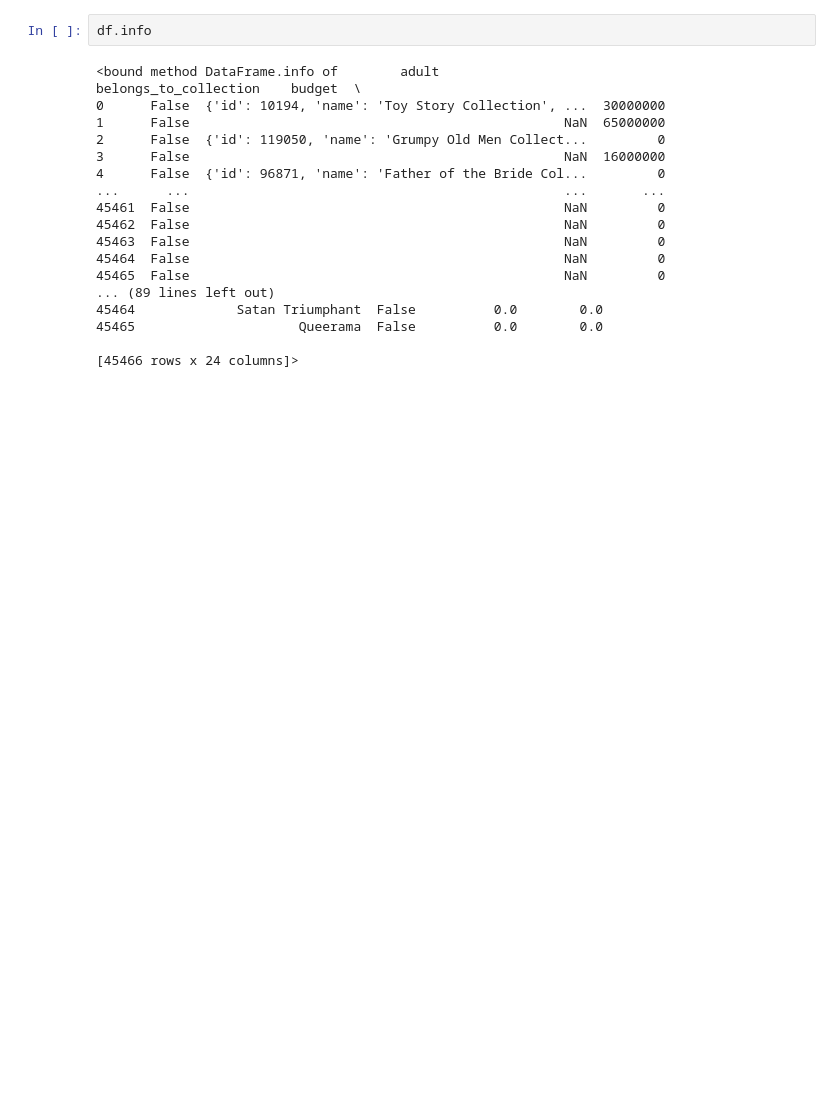
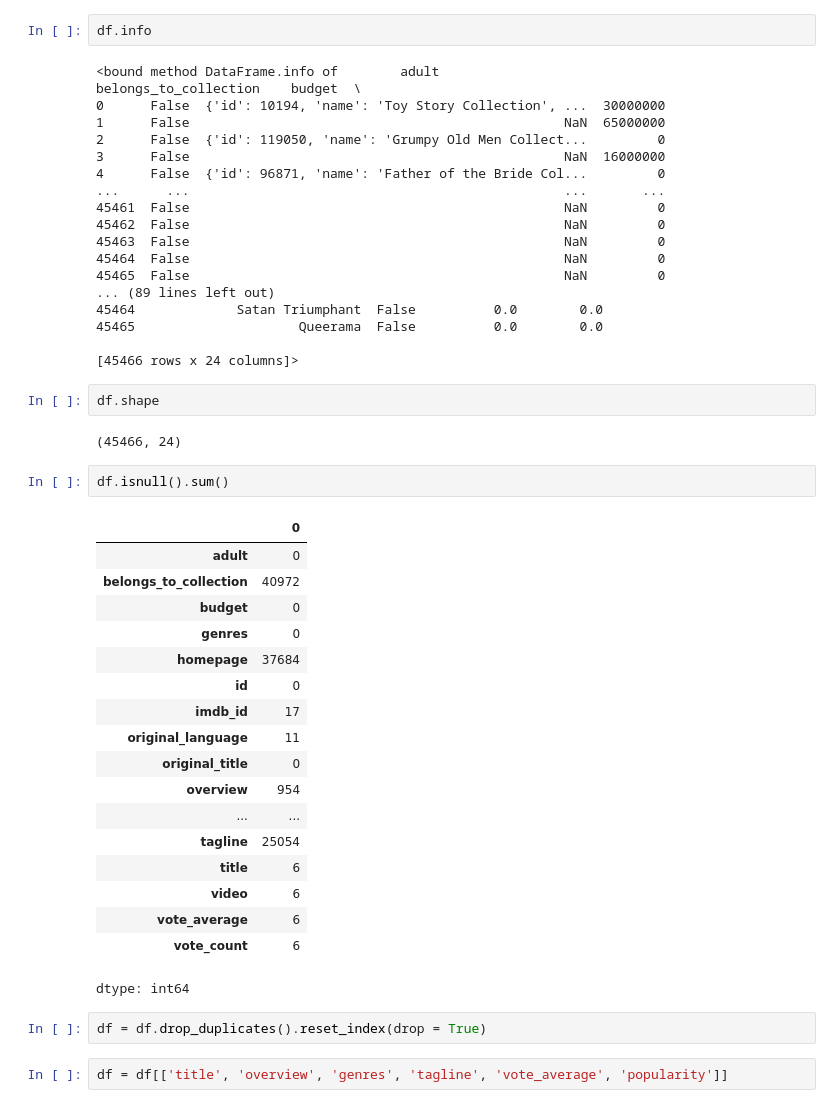
Before and after one commit to asadibrahim206/Mechine-Learning-projects, a Jupyter notebook: movies.ipynb, the cells around one changed output. Cells and saved outputs as stored; diff of their text form; blank space fills up the shorter version.

```diff
--- a/movies.ipynb
+++ b/movies.ipynb
@@ -49,3 +49,32 @@ df.info
 45465                     Queerama  False          0.0        0.0
 
 [45466 rows x 24 columns]>
+# %%
+df.shape
+# %% [output]
+(45466, 24)
+# %%
+df.isnull().sum()
+# %% [output]
+|  | 0 |
+| adult | 0 |
+| belongs_to_collection | 40972 |
+| budget | 0 |
+| genres | 0 |
+| homepage | 37684 |
+| id | 0 |
+| imdb_id | 17 |
+| original_language | 11 |
+| original_title | 0 |
+| overview | 954 |
+| ... | ... |
+| tagline | 25054 |
+| title | 6 |
+| video | 6 |
+| vote_average | 6 |
+| vote_count | 6 |
+dtype: int64
+# %%
+df = df.drop_duplicates().reset_index(drop = True)
+# %%
+df = df[['title', 'overview', 'genres', 'tagline', 'vote_average', 'popularity']]
```
